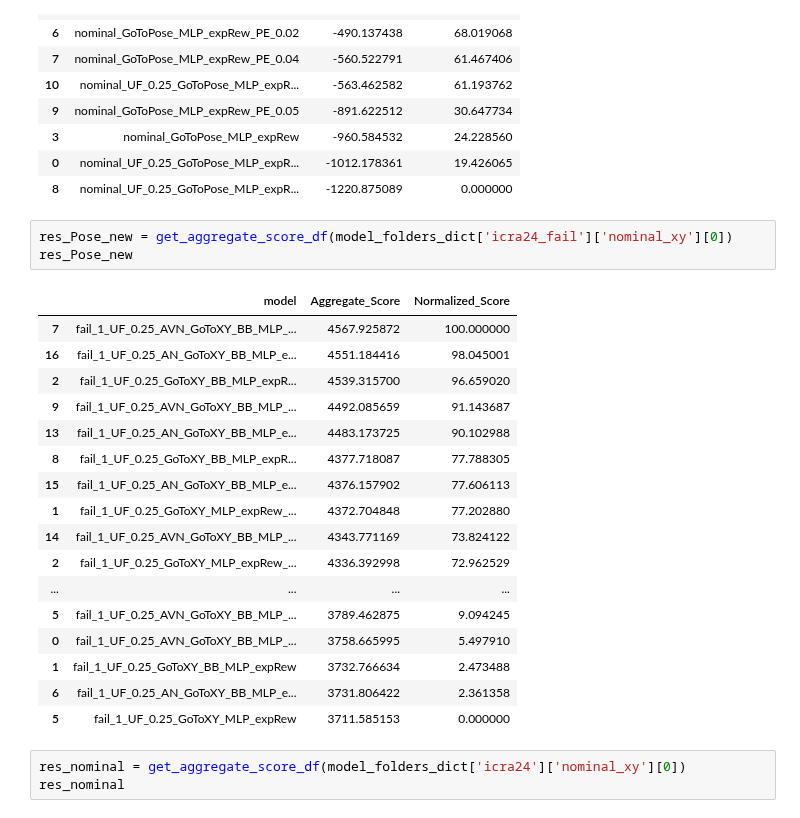
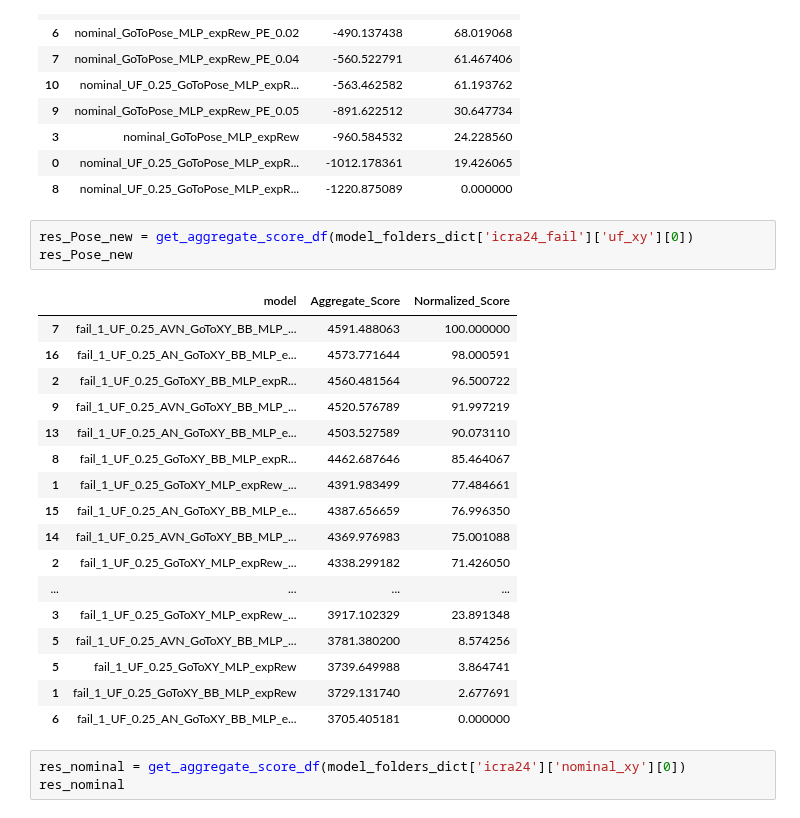
Before and after one commit to elharirymatteo/RANS, a Jupyter notebook: omniisaacgymenvs/utils/eval_multi_models.ipynb, the cells around one changed output. Saved outputs shown, nothing was run; the diff lists cells and outputs as text.

```diff
--- a/omniisaacgymenvs/utils/eval_multi_models.ipynb
+++ b/omniisaacgymenvs/utils/eval_multi_models.ipynb
@@ -226,26 +246,26 @@ res_Pose_new
 | 0 | nominal_UF_0.25_GoToPose_MLP_expR... | -1012.178361 | 19.426065 |
 | 8 | nominal_UF_0.25_GoToPose_MLP_expR... | -1220.875089 | 0.000000 |
 # %%
-res_Pose_new = get_aggregate_score_df(model_folders_dict['icra24_fail']['nominal_xy'][0])
+res_Pose_new = get_aggregate_score_df(model_folders_dict['icra24_fail']['uf_xy'][0])
 res_Pose_new
 # %% [output]
 |  | model | Aggregate_Score | Normalized_Score |
-| 7 | fail_1_UF_0.25_AVN_GoToXY_BB_MLP_... | 4567.925872 | 100.000000 |
-| 16 | fail_1_UF_0.25_AN_GoToXY_BB_MLP_e... | 4551.184416 | 98.045001 |
-| 2 | fail_1_UF_0.25_GoToXY_BB_MLP_expR... | 4539.315700 | 96.659020 |
-| 9 | fail_1_UF_0.25_AVN_GoToXY_BB_MLP_... | 4492.085659 | 91.143687 |
-| 13 | fail_1_UF_0.25_AN_GoToXY_BB_MLP_e... | 4483.173725 | 90.102988 |
-| 8 | fail_1_UF_0.25_GoToXY_BB_MLP_expR... | 4377.718087 | 77.788305 |
-| 15 | fail_1_UF_0.25_AN_GoToXY_BB_MLP_e... | 4376.157902 | 77.606113 |
-| 1 | fail_1_UF_0.25_GoToXY_MLP_expRew_... | 4372.704848 | 77.202880 |
-| 14 | fail_1_UF_0.25_AVN_GoToXY_BB_MLP_... | 4343.771169 | 73.824122 |
-| 2 | fail_1_UF_0.25_GoToXY_MLP_expRew_... | 4336.392998 | 72.962529 |
+| 7 | fail_1_UF_0.25_AVN_GoToXY_BB_MLP_... | 4591.488063 | 100.000000 |
+| 16 | fail_1_UF_0.25_AN_GoToXY_BB_MLP_e... | 4573.771644 | 98.000591 |
+| 2 | fail_1_UF_0.25_GoToXY_BB_MLP_expR... | 4560.481564 | 96.500722 |
+| 9 | fail_1_UF_0.25_AVN_GoToXY_BB_MLP_... | 4520.576789 | 91.997219 |
+| 13 | fail_1_UF_0.25_AN_GoToXY_BB_MLP_e... | 4503.527589 | 90.073110 |
+| 8 | fail_1_UF_0.25_GoToXY_BB_MLP_expR... | 4462.687646 | 85.464067 |
+| 1 | fail_1_UF_0.25_GoToXY_MLP_expRew_... | 4391.983499 | 77.484661 |
+| 15 | fail_1_UF_0.25_AN_GoToXY_BB_MLP_e... | 4387.656659 | 76.996350 |
+| 14 | fail_1_UF_0.25_AVN_GoToXY_BB_MLP_... | 4369.976983 | 75.001088 |
+| 2 | fail_1_UF_0.25_GoToXY_MLP_expRew_... | 4338.299182 | 71.426050 |
 | ... | ... | ... | ... |
-| 5 | fail_1_UF_0.25_AVN_GoToXY_BB_MLP_... | 3789.462875 | 9.094245 |
-| 0 | fail_1_UF_0.25_AVN_GoToXY_BB_MLP_... | 3758.665995 | 5.497910 |
-| 1 | fail_1_UF_0.25_GoToXY_BB_MLP_expRew | 3732.766634 | 2.473488 |
-| 6 | fail_1_UF_0.25_AN_GoToXY_BB_MLP_e... | 3731.806422 | 2.361358 |
-| 5 | fail_1_UF_0.25_GoToXY_MLP_expRew | 3711.585153 | 0.000000 |
+| 3 | fail_1_UF_0.25_GoToXY_MLP_expRew_... | 3917.102329 | 23.891348 |
+| 5 | fail_1_UF_0.25_AVN_GoToXY_BB_MLP_... | 3781.380200 | 8.574256 |
+| 5 | fail_1_UF_0.25_GoToXY_MLP_expRew | 3739.649988 | 3.864741 |
+| 1 | fail_1_UF_0.25_GoToXY_BB_MLP_expRew | 3729.131740 | 2.677691 |
+| 6 | fail_1_UF_0.25_AN_GoToXY_BB_MLP_e... | 3705.405181 | 0.000000 |
 # %%
 res_nominal = get_aggregate_score_df(model_folders_dict['icra24']['nominal_xy'][0])
 res_nominal
```
Also changed, not shown: parts of 1 cell of this notebook, 4 other files.
